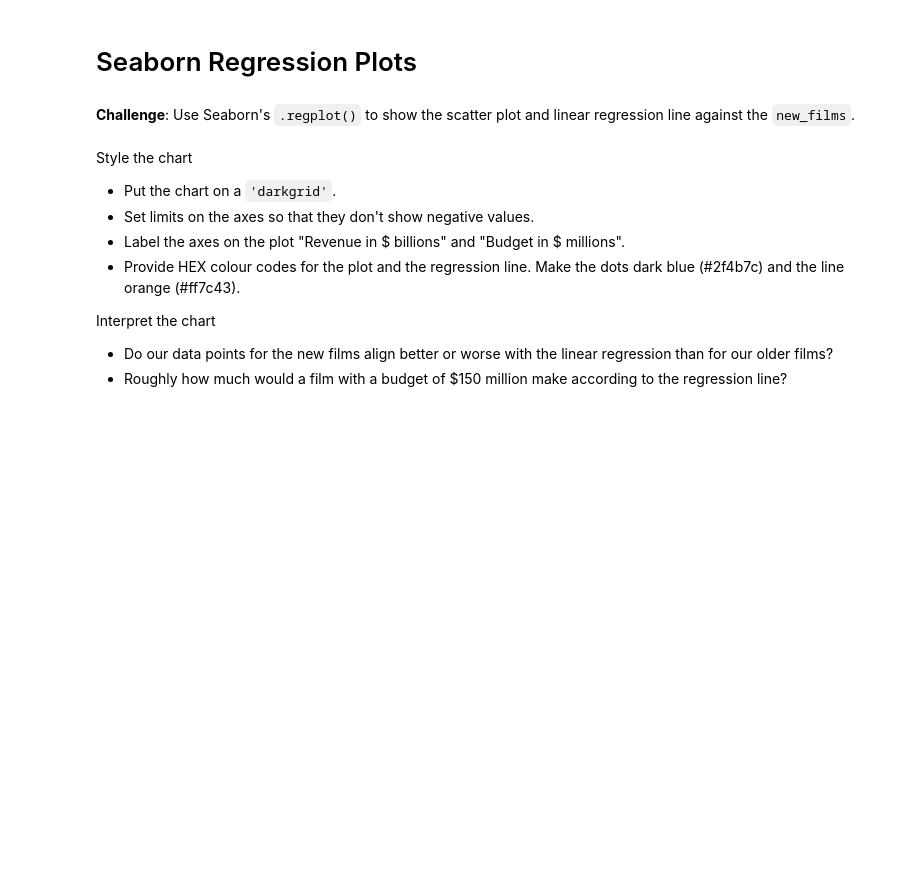
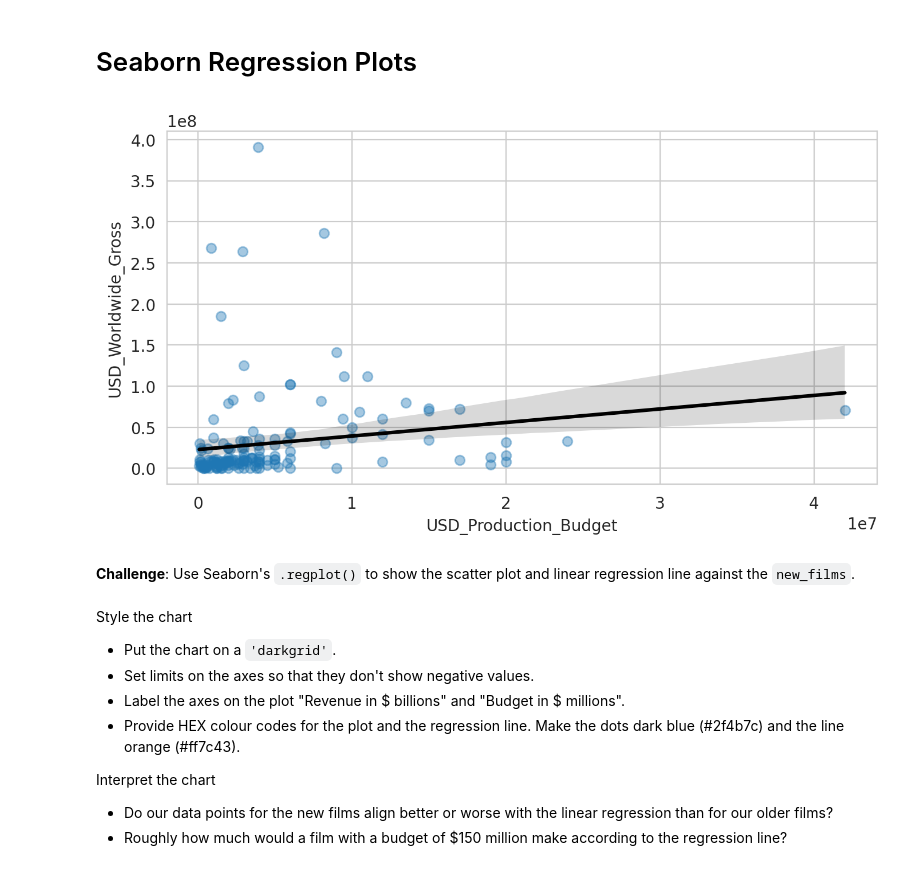
Before and after one commit to renankin/100-days-of-code, a Jupyter notebook: day-078/seaborn-linear-regression/Seaborn_and_Linear_Regression.ipynb, the cells around one changed output. Drawn from its saved outputs; the diff is of its cells as text; code cells hidden in the pictures; blank space fills up the shorter version.

```diff
--- a/day-078/seaborn-linear-regression/Seaborn_and_Linear_Regression.ipynb
+++ b/day-078/seaborn-linear-regression/Seaborn_and_Linear_Regression.ipynb
@@ -304,3 +306,7 @@ Here's how:
 <img src=https://i.imgur.com/5m06Ach.png width=650>
 3. Use floor division `//` to convert the year data to the decades of the films.
 4. Add the decades as a `Decade` column to the `data_clean` DataFrame.
+# %%
+data_clean["Decade"] = 10 * (pd.DatetimeIndex(data_clean.Release_Date).year // 10)
+
+data_clean.sample(5)
@@ -312,3 +325,6 @@ Here's how:
 * `new_films` should include all the films from 1970 onwards
 * How many films were released prior to 1970?
 * What was the most expensive film made prior to 1970?
+# %%
+old_films = data_clean.query("Decade < 1970")
+new_films = data_clean.query("Decade >= 1970")
@@ -315,5 +364,17 @@ Here's how:
 # %% [markdown]
 # Seaborn Regression Plots
+# %%
+plt.figure(figsize=(8, 4), dpi=200)
+
+with sns.axes_style("whitegrid"):
+    sns.regplot(data=old_films,
+                x="USD_Production_Budget",
+                y="USD_Worldwide_Gross",
+                scatter_kws={"alpha": 0.4}, line_kws={"color": "black"})
+
+plt.show()
+# %% [output]
+[figure, added]
 # %% [markdown]
 **Challenge**: Use Seaborn's `.regplot()` to show the scatter plot and linear regression line against the `new_films`.
 <br>
```
Also changed, not shown: parts of 11 cells of this notebook.
